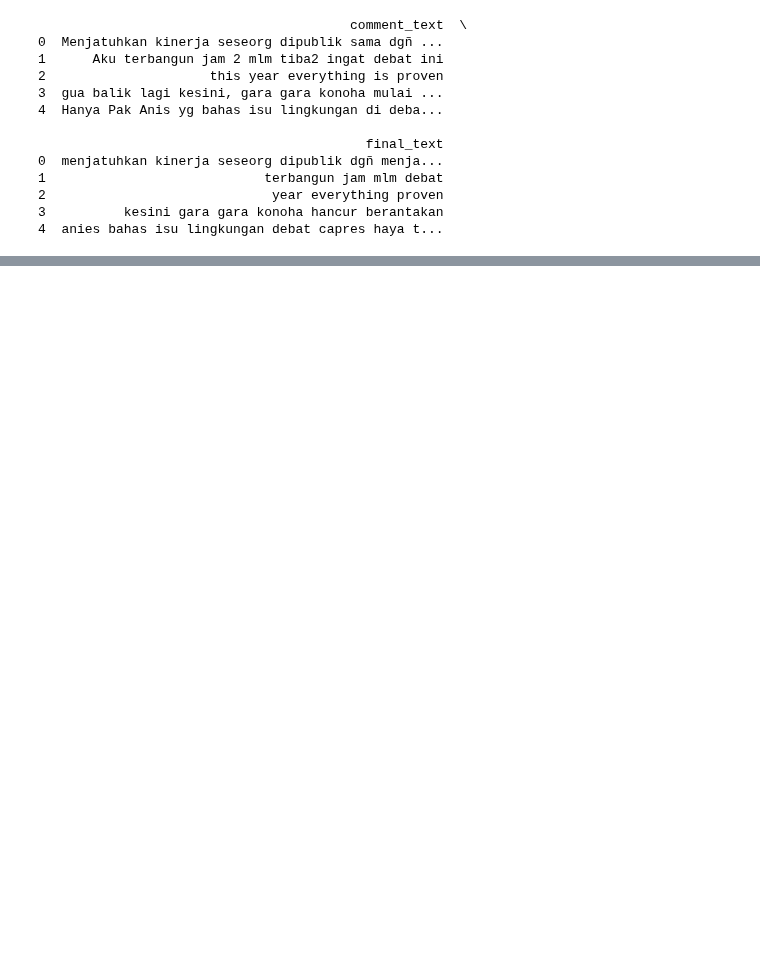
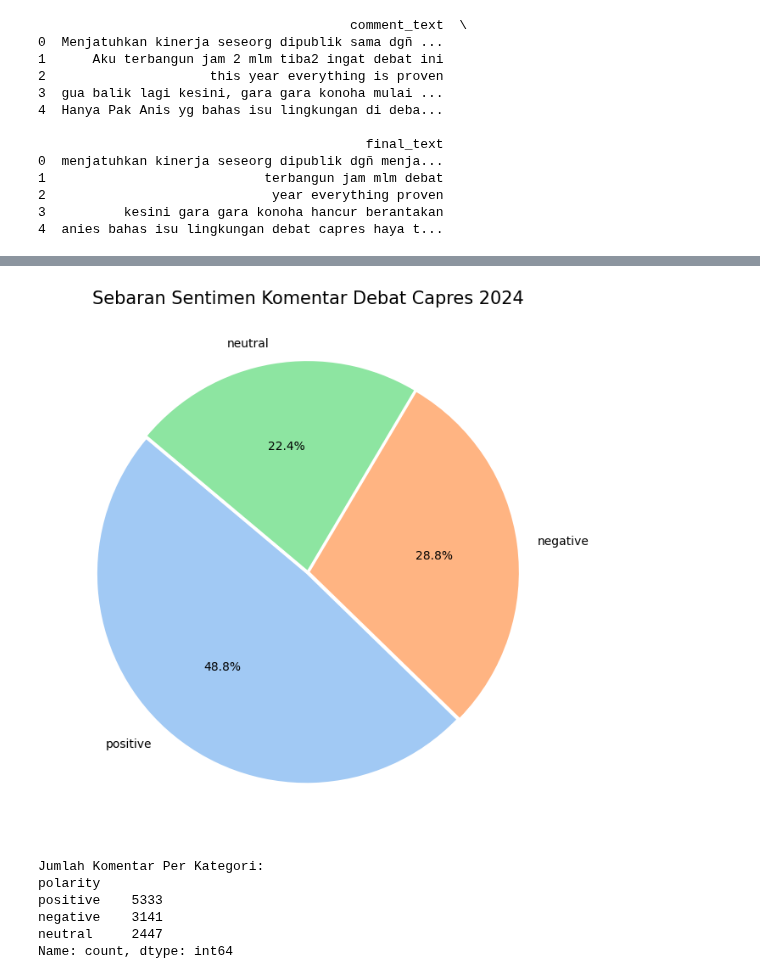
Before and after one commit to rfaoktvian/AnalisisSentimenDebatCapres2024, a Jupyter notebook: Analisis_sentimen_debat_capres2024.ipynb, the cells around one changed output, grey strips where cells are left out. Cells and saved outputs as stored; diff of their text form; code cells hidden in the pictures; blank space fills up the shorter version.

```diff
--- a/Analisis_sentimen_debat_capres2024.ipynb
+++ b/Analisis_sentimen_debat_capres2024.ipynb
@@ -208,6 +227,6 @@ def preprocess_wrapper(text):
     # sentence = stemmingText(sentence)
     return sentence
 
-df['final_text'] = df['comment_text'].apply(preprocess_wrapper)
+clean_df['final_text'] = clean_df['comment_text'].apply(preprocess_wrapper)
 # %% [output]
 [nltk_data] Downloading package punkt to /root/nltk_data...
@@ -234,0 +286,23 @@ print(df[['comment_text', 'final_text']].head())
+# %%
+def sentiment_analysis_lexicon_indonesia(text):
+    score = 0
+
+    for word in text.split():
+        if word in lexicon_positive:
+            score += lexicon_positive[word]
+        elif word in lexicon_negative:
+            score += lexicon_negative[word]
+
+    if score > 0:
+        polarity = "positive"
+    elif score < 0:
+        polarity = "negative"
+    else:
+        polarity = "neutral"
+
+    return score, polarity
+# %%
+results = clean_df['final_text'].apply(sentiment_analysis_lexicon_indonesia)
+results = list(zip(*results))
+clean_df['polarity_score'] = results[0]
+clean_df['polarity'] = results[1]
@@ -234,0 +334,25 @@ print(df[['comment_text', 'final_text']].head())
+# %%
+sentiment_counts = clean_df['polarity'].value_counts()
+
+colors = ['#66b3ff', '#99ff99', '#ff9999']
+plt.figure(figsize=(8, 8))
+plt.pie(
+    sentiment_counts,
+    labels=sentiment_counts.index,
+    autopct='%1.1f%%',
+    startangle=140,
+    colors=sns.color_palette('pastel'),
+    explode=(0.01, 0.01, 0.01)
+)
+plt.title('Sebaran Sentimen Komentar Debat Capres 2024', fontsize=15)
+plt.show()
+print("Jumlah Komentar Per Kategori:")
+print(sentiment_counts)
+# %% [output]
+[figure, added]
+Jumlah Komentar Per Kategori:
+polarity
+positive    5333
+negative    3141
+neutral     2447
+Name: count, dtype: int64
```
Also changed, not shown: parts of 19 cells of this notebook.
